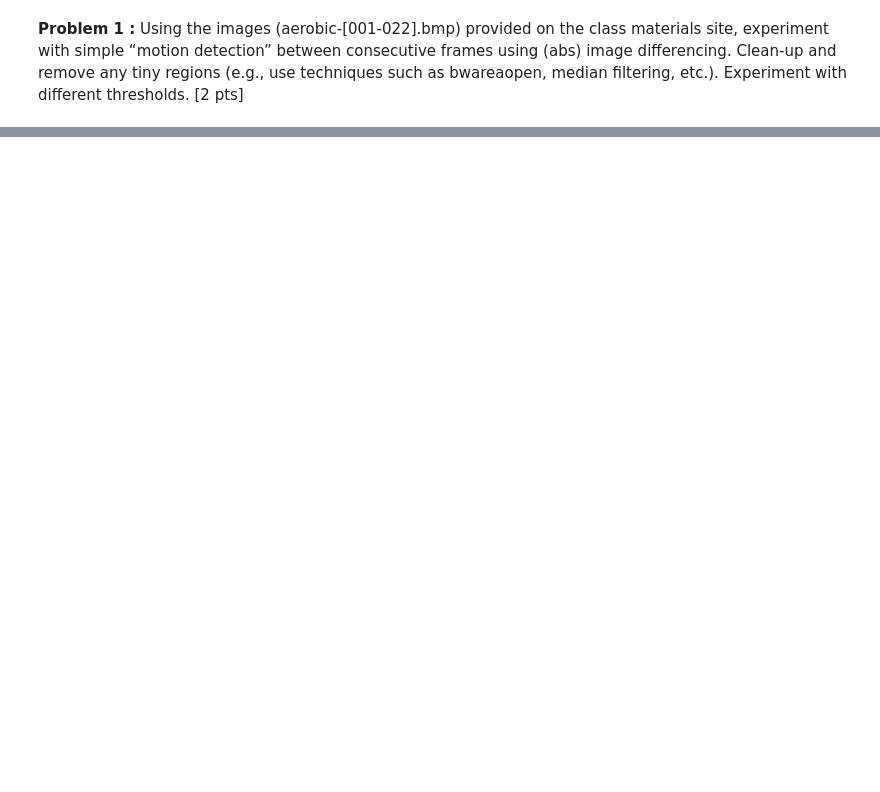
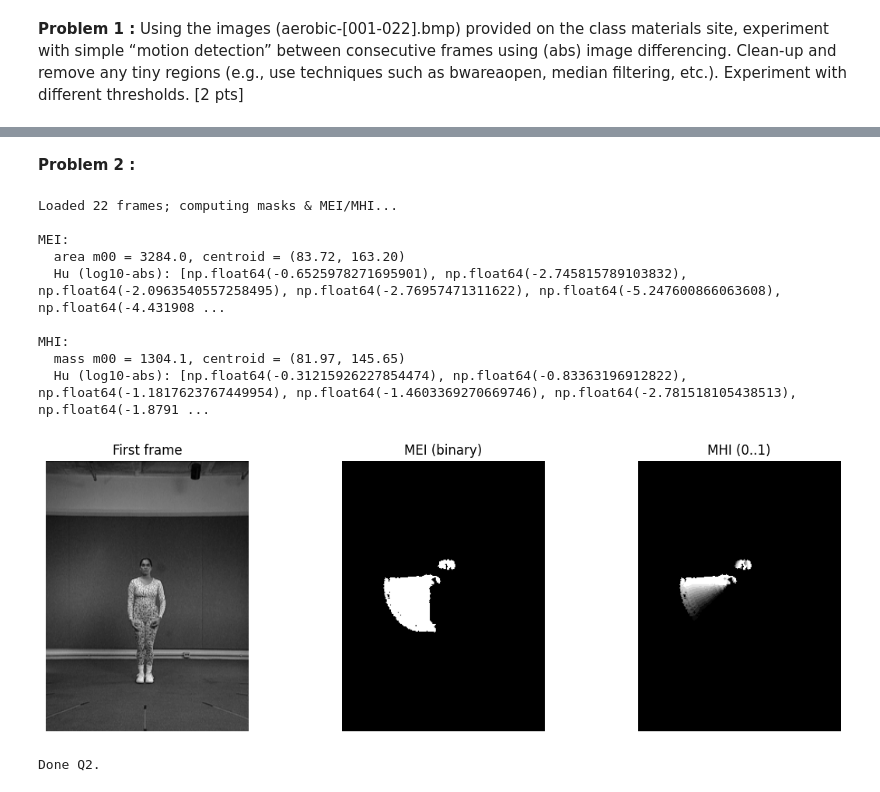
Before and after one commit to Aaron-Dhillon/CSE5524, a Jupyter notebook: HW5/hw5.ipynb, the cells around one changed output, grey strips where cells are left out. Drawn from its saved outputs; the diff is of its cells as text; code cells hidden in the pictures; blank space fills up the shorter version.

```diff
--- a/HW5/hw5.ipynb
+++ b/HW5/hw5.ipynb
@@ -4,18 +4,24 @@ experiment with simple “motion detection” between consecutive frames using (
 image differencing. Clean-up and remove any tiny regions (e.g., use techniques such
 as bwareaopen, median filtering, etc.). Experiment with different thresholds. [2 pts]
 # %%
-# Q1: minimal motion via abs differencing + cleanup
+# Q2: MEI & MHI (minimal)
 import os, glob
 import numpy as np
 import matplotlib.pyplot as plt
 from PIL import Image
 
-# ---- paths/params (edit as needed) ----
+# ---- paths/params (edit to your data) ----
 DATA_DIR = "data/"     # folder with aerobic-001.bmp ... aerobic-022.bmp
 PATTERN  = "aerobic-*.bmp"
+
+# Motion mask params (same as Q1 so results are consistent)
 T        = 0.05               # fixed threshold in [0,1]
 MED_K    = 3                  # median filter window (odd)
-MIN_SIZE = 20                 # remove connected components smaller than this (px)
+MIN_SIZE = 20                 # min component size (px)
+
+# MHI params for this sequence (i goes 2..22 -> 21 diffs total)
+TAU      = 21                 # decay horizon in steps
+DELTA    = 1.0 / TAU          # per-step decay in normalized [0,1]
 # %%
 def load_gray01(path):
     return np.asarray(Image.open(path).convert("L"), np.float32) / 255.0
@@ -104,0 +153,65 @@ Done.
+# %% [markdown]
+**Problem 2 :**
+# %%
+# 1) Load frames (same set as Q1)
+frames, fpaths = load_sequence()
+H, W = frames[0].shape
+print(f"Loaded {len(frames)} frames; computing masks & MEI/MHI...")
+
+# 2) Build motion masks exactly as in Q1
+masks = []  # list of binary masks for i=1..N-1 but we'll index by actual i (2..N)
+for i in range(1, len(frames)):
+    diff = np.abs(frames[i] - frames[i-1])
+    mask = (diff >= T).astype(np.uint8)
+    if MED_K > 1:
+        mask = (median_filter2d(mask.astype(np.float32), k=MED_K) >= 0.5).astype(np.uint8)
+    mask = remove_small_regions(mask, min_size=MIN_SIZE)
+    masks.append(mask)
+
+# 3) Compute MEI (binary OR over all masks)
+MEI = np.zeros((H, W), np.uint8)
+for m in masks:
+    MEI |= m
+
+# 4) Compute MHI with decay + timestamp overwrite (normalized 0..1)
+#    i runs 2..22 -> normalized timestamp ts = (i-1)/21 ∈ (1/21 .. 1]
+MHI = np.zeros((H, W), np.float32)
+for k, m in enumerate(masks, start=2):     # k corresponds to "i" in the prompt
+    # decay older motion everywhere
+    MHI = np.maximum(0.0, MHI - DELTA)
+    # stamp current motion with normalized timestamp
+    ts = max(0.0, (k - 1.0) / TAU)         # example: max[0, (i-1)/21]
+    MHI[m.astype(bool)] = ts
+
+# 5) Moments on MEI & MHI (ensure MHI in [0,1] already)
+mei_mom = spatial_moments(MEI.astype(np.float32))
+mhi_mom = spatial_moments(MHI)
+
+print("\nMEI:")
+print(f"  area m00 = {mei_mom['m00']:.1f}, centroid = ({mei_mom['cx']:.2f}, {mei_mom['cy']:.2f})")
+print("  Hu (log10-abs):", [np.sign(h)*np.log10(abs(h)+1e-30) for h in mei_mom['hu']])
+
+print("\nMHI:")
+print(f"  mass m00 = {mhi_mom['m00']:.1f}, centroid = ({mhi_mom['cx']:.2f}, {mhi_mom['cy']:.2f})")
+print("  Hu (log10-abs):", [np.sign(h)*np.log10(abs(h)+1e-30) for h in mhi_mom['hu']])
+
+# 6) Quick visualization
+fig, ax = plt.subplots(1, 3, figsize=(12,4))
+ax[0].imshow(frames[0], cmap="gray"); ax[0].set_title("First frame"); ax[0].axis("off")
+ax[1].imshow(MEI, cmap="gray");       ax[1].set_title("MEI (binary)"); ax[1].axis("off")
+im = ax[2].imshow(MHI, cmap="gray", vmin=0, vmax=1); ax[2].set_title("MHI (0..1)"); ax[2].axis("off")
+plt.tight_layout(); plt.show()
+
+print("Done Q2.")
+# %% [output]
+Loaded 22 frames; computing masks & MEI/MHI...
+
+MEI:
+  area m00 = 3284.0, centroid = (83.72, 163.20)
+  Hu (log10-abs): [np.float64(-0.6525978271695901), np.float64(-2.745815789103832), np.float64(-2.0963540557258495), np.float64(-2.76957471311622), np.float64(-5.247600866063608), np.float64(-4.431908 ...
+
+MHI:
+  mass m00 = 1304.1, centroid = (81.97, 145.65)
+  Hu (log10-abs): [np.float64(-0.31215926227854474), np.float64(-0.83363196912822), np.float64(-1.1817623767449954), np.float64(-1.4603369270669746), np.float64(-2.781518105438513), np.float64(-1.8791 ...
+[figure, added]
+Done Q2.
```
Also changed, not shown: parts of 4 cells of this notebook.
